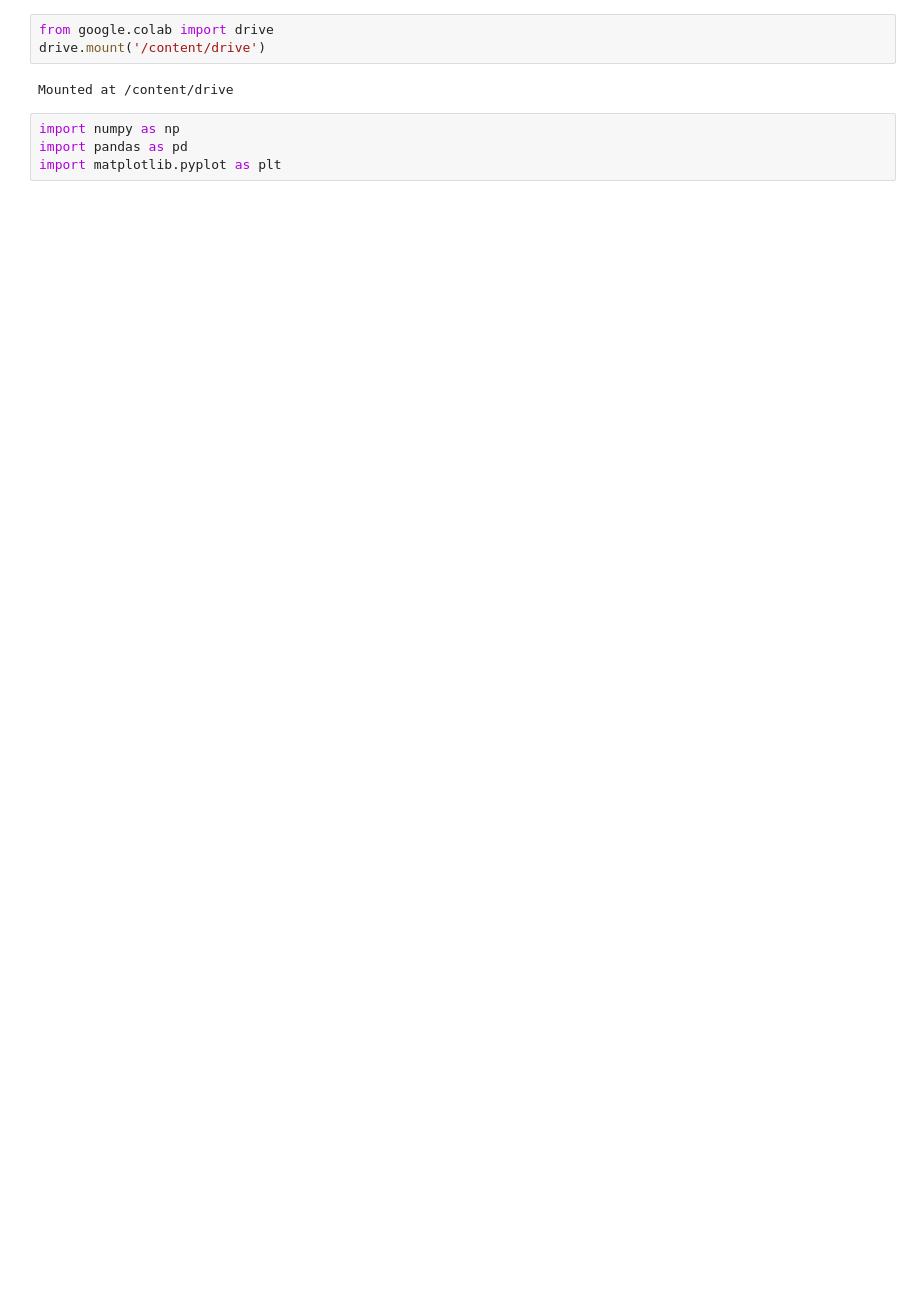
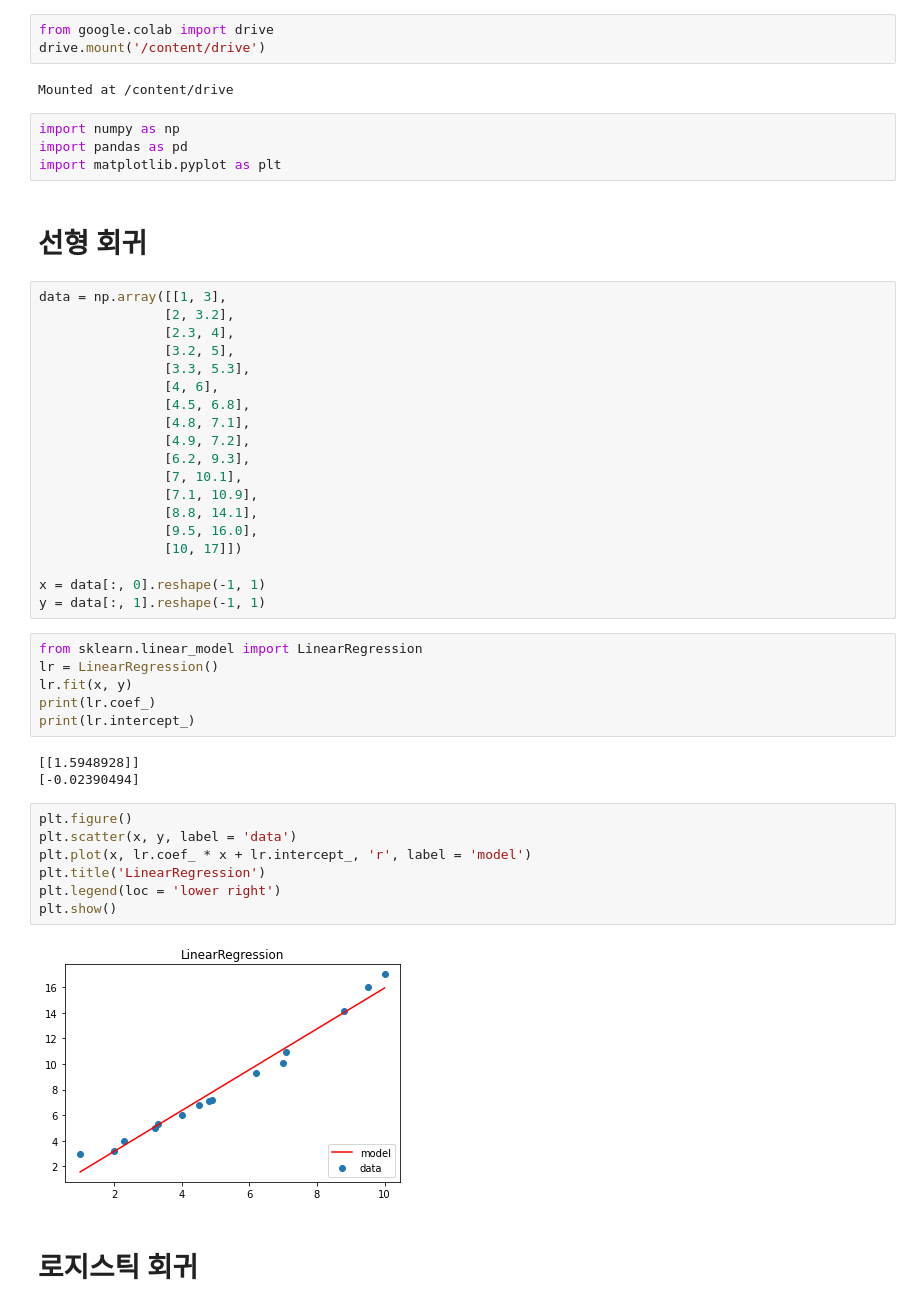
Before and after one commit to hoonzi-s/-EDRC-Python, a Jupyter notebook: 02. Modeling.ipynb, the cells around one changed output. Cells and saved outputs as stored; diff of their text form; blank space fills up the shorter version.

```diff
--- a/02. Modeling.ipynb
+++ b/02. Modeling.ipynb
@@ -9,3 +9,44 @@ Mounted at /content/drive
 import numpy as np
 import pandas as pd
 import matplotlib.pyplot as plt
+# %% [markdown]
+# 선형 회귀
+# %%
+data = np.array([[1, 3],
+				[2, 3.2],
+				[2.3, 4],
+				[3.2, 5],
+				[3.3, 5.3],
+				[4, 6],
+				[4.5, 6.8],
+				[4.8, 7.1],
+				[4.9, 7.2],
+				[6.2, 9.3],
+				[7, 10.1],
+				[7.1, 10.9],
+				[8.8, 14.1],
+				[9.5, 16.0],
+				[10, 17]])
+
+x = data[:, 0].reshape(-1, 1)
+y = data[:, 1].reshape(-1, 1)
+# %%
+from sklearn.linear_model import LinearRegression
+lr = LinearRegression()
+lr.fit(x, y)
+print(lr.coef_)
+print(lr.intercept_)
+# %% [output]
+[[1.5948928]]
+[-0.02390494]
+# %%
+plt.figure()
+plt.scatter(x, y, label = 'data')
+plt.plot(x, lr.coef_ * x + lr.intercept_, 'r', label = 'model')
+plt.title('LinearRegression')
+plt.legend(loc = 'lower right')
+plt.show()
+# %% [output]
+[figure, added]
+# %% [markdown]
+# 로지스틱 회귀
```
Also changed, not shown: parts of 12 cells of this notebook.
